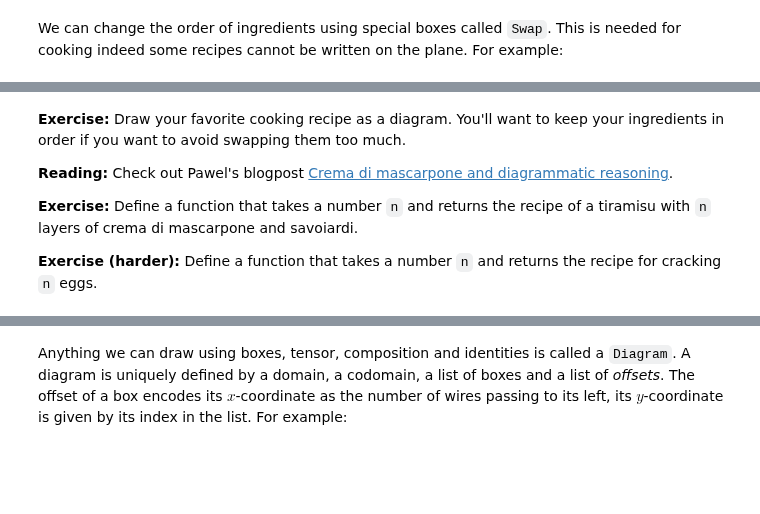
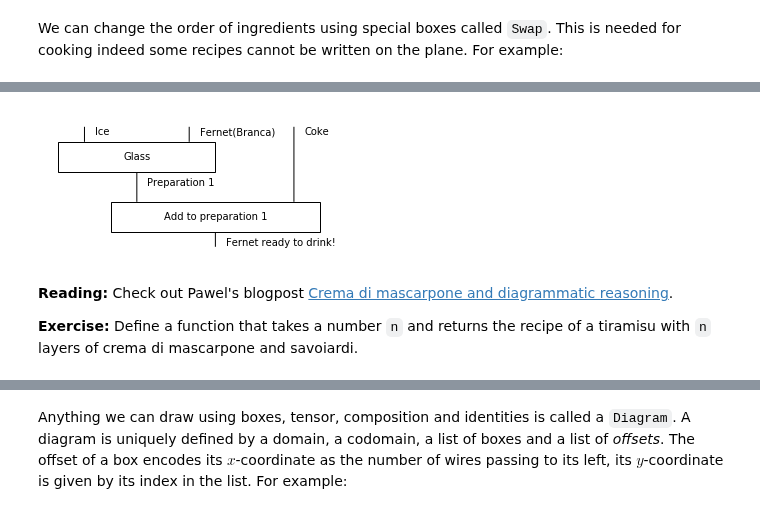
Before and after one commit to CDL-Quantum/CohortProject_2021, a Jupyter notebook: Week4_NLP/qnlp-tutorial.ipynb, the cells around one changed output, grey strips where cells are left out. Cells and saved outputs as stored; diff of their text form; code cells hidden in the pictures; blank space fills up the shorter version.

```diff
--- a/Week4_NLP/qnlp-tutorial.ipynb
+++ b/Week4_NLP/qnlp-tutorial.ipynb
@@ -82,8 +101,18 @@ crack_two_eggs.draw(figsize=(3, 4))
+# %%
+# Another option: recipe for a Fernet (drink)
+
+# https://www.mundodeportivo.com/uncomo/comida/articulo/como-hacer-un-fernet-con-coca-perfecto-35983.html
+coke, fernet, ice, glass = Ty('Coke'), Ty('Fernet Branca'), Ty('Ice'), Ty('Glass')
+prep1=Ty('Preparation 1')
+prep2=Ty('Fernet ready to drink!')
+step_1 = Box('Glass', dom=ice@fernet, cod=prep1)
+step_2 = Box('Add to preparation 1', dom=prep1@coke, cod=prep2)
+
+crack_then_beat = step_1 @ Id(coke) >> step_2
+crack_then_beat.draw(figsize=(4, 2))
+# %% [output]
+[figure, added]
 # %% [markdown]
-**Exercise:** Draw your favorite cooking recipe as a diagram. You'll want to keep your ingredients in order if you want to avoid swapping them too much.
-
 **Reading:** Check out Pawel's blogpost [Crema di mascarpone and diagrammatic reasoning](https://graphicallinearalgebra.net/2015/05/06/crema-di-mascarpone-rules-of-the-game-part-2-and-diagrammatic-reasoning/).
 
 **Exercise:** Define a function that takes a number `n` and returns the recipe of a tiramisu with `n` layers of crema di mascarpone and savoiardi.
-
-**Exercise (harder):** Define a function that takes a number `n` and returns the recipe for cracking `n` eggs.
```
Also changed, not shown: parts of 54 cells of this notebook.
